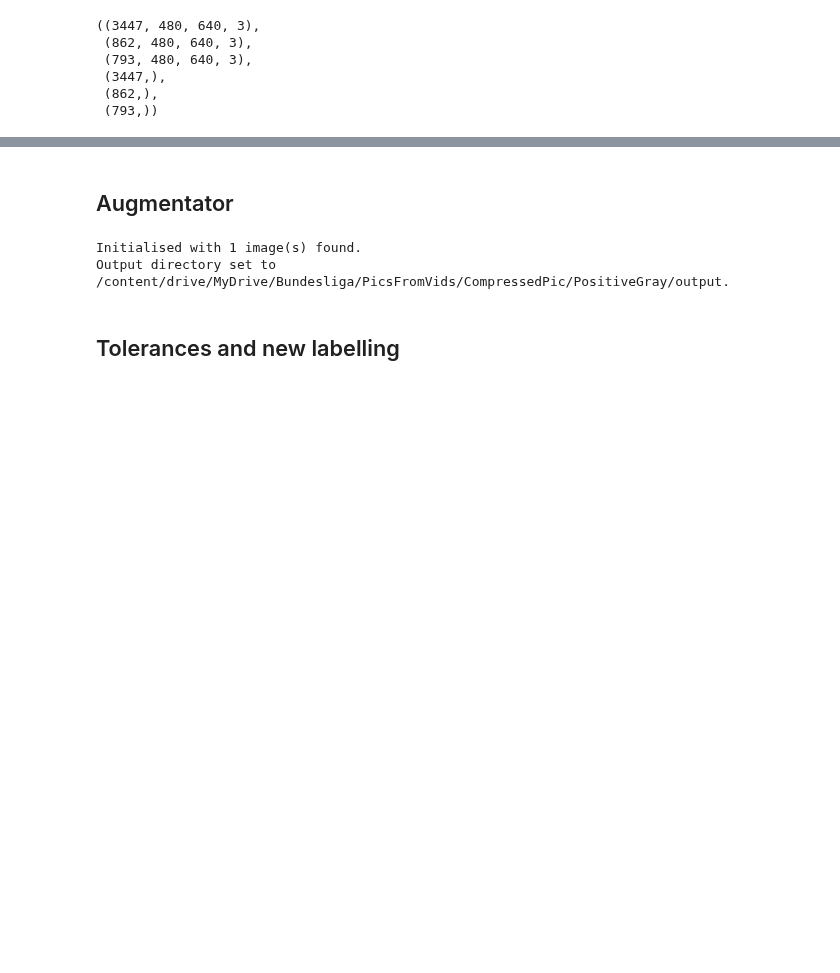
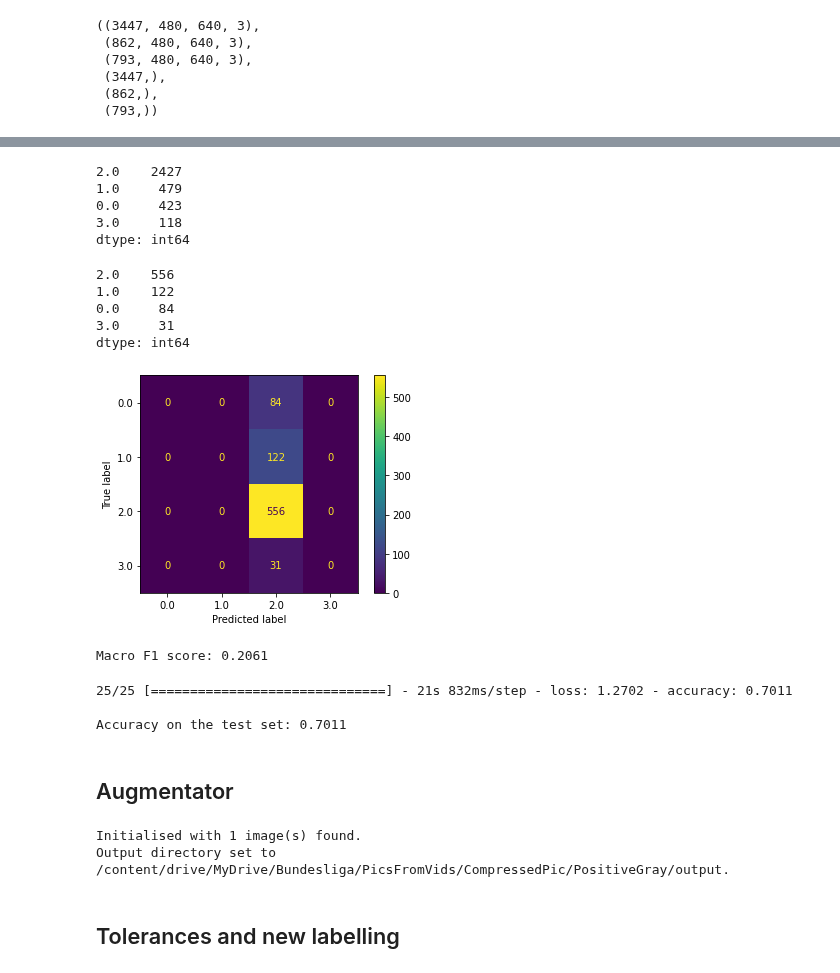
Before and after one commit to hmatzner/DFL-Bundesliga, a Jupyter notebook: Bundesliga - with functions.ipynb, the cells around one changed output, grey strips where cells are left out. Cells and saved outputs as stored; diff of their text form; code cells hidden in the pictures; blank space fills up the shorter version.

Commit message:
4th and 5th new baselines trained, no improvement

```diff
--- a/Bundesliga - with functions.ipynb
+++ b/Bundesliga - with functions.ipynb
@@ -571,0 +624,5 @@ Epoch 1/100
+# %%
+model = build_model(X_train, y_train)
+model = compile_model(model)
+# %%
+model = train_model(model, X_train, y_train, X_val, y_val, account_weights=True, patience=4)
@@ -571,0 +647,2 @@ Epoch 1/100
+# %%
+y_pred_test = model.predict(X_test)
@@ -571,0 +651,34 @@ Epoch 1/100
+# %%
+y_pred_test_b = [np.argmax(i, axis=0) for i in y_pred_test]
+# %%
+y_train.value_counts()
+# %% [output]
+2.0    2427
+1.0     479
+0.0     423
+3.0     118
+dtype: int64
+# %%
+y_test.value_counts()
+# %% [output]
+2.0    556
+1.0    122
+0.0     84
+3.0     31
+dtype: int64
+# %%
+ConfusionMatrixDisplay.from_predictions(y_test, y_pred_test_b)
+plt.show()
+# %% [output]
+[figure, added]
+# %%
+print(f"Macro F1 score: {f1_score(y_test, y_pred_test_b, average='macro'):.4f}")
+# %% [output]
+Macro F1 score: 0.2061
+# %%
+INDEX_ACCURACY = 1
+print(f'\nAccuracy on the test set: {model.evaluate(X_test, y_test)[INDEX_ACCURACY]:.4f}')
+# %% [output]
+25/25 [==============================] - 21s 832ms/step - loss: 1.2702 - accuracy: 0.7011
+
+Accuracy on the test set: 0.7011
```
Also changed, not shown: parts of 20 cells of this notebook.
